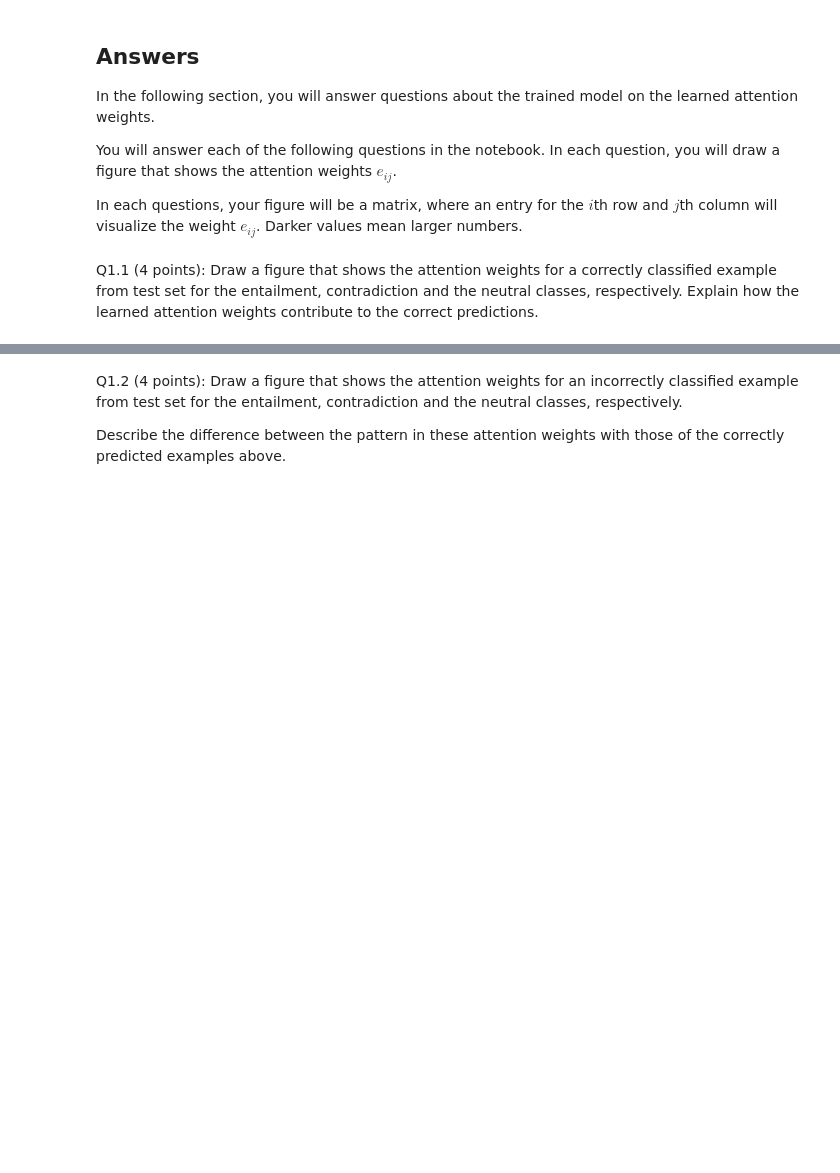
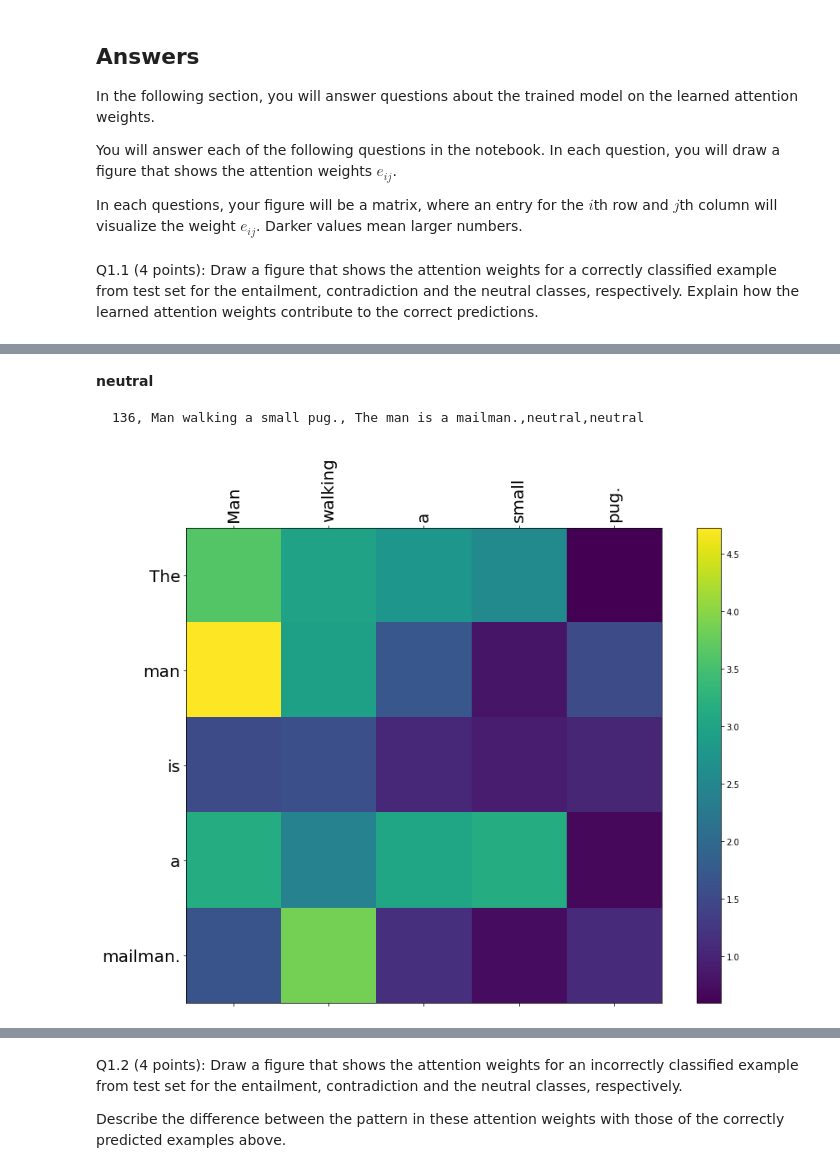
Before and after one commit to MeredithGao/ML-23, a Jupyter notebook: HW4/NLI_Attention.ipynb, the cells around one changed output, grey strips where cells are left out. Drawn from its saved outputs; the diff is of its cells as text; code cells hidden in the pictures; blank space fills up the shorter version.

````diff
--- a/HW4/NLI_Attention.ipynb
+++ b/HW4/NLI_Attention.ipynb
@@ -383,0 +465,13 @@ TODO:
+# %% [markdown]
+
+**neutral**
+```
+136, Man walking a small pug., The man is a mailman.,neutral,neutral
+```
+# %%
+premise = "Man walking a small pug."
+hypothesis = "The man is a mailman."
+scores = get_attentions("/content/gdrive/MyDrive/ckpt20.pt", premise, hypothesis)
+visualize_token2head_scores(scores, premise, hypothesis)
+# %% [output]
+[figure, added]
````
Also changed, not shown: parts of 41 cells of this notebook.
